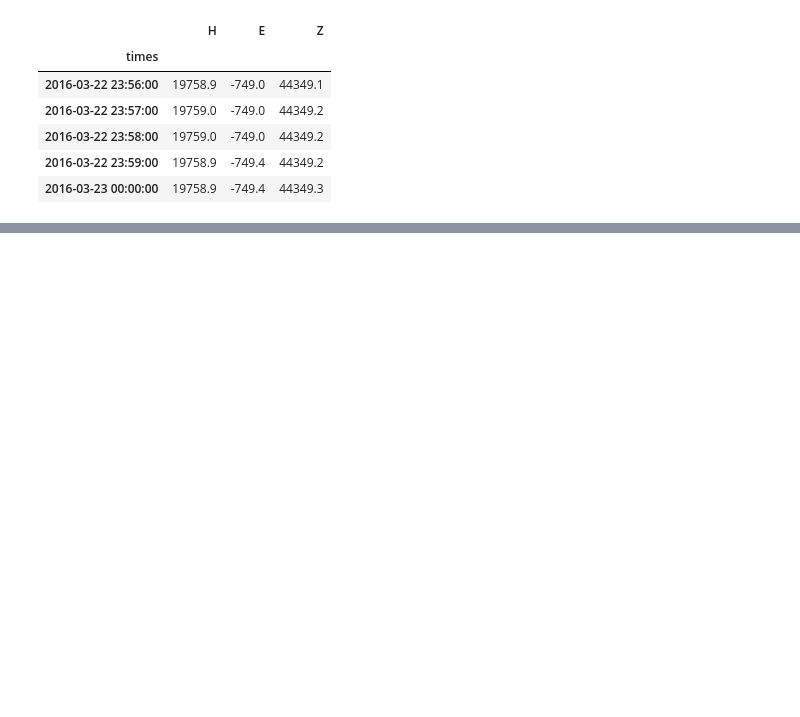
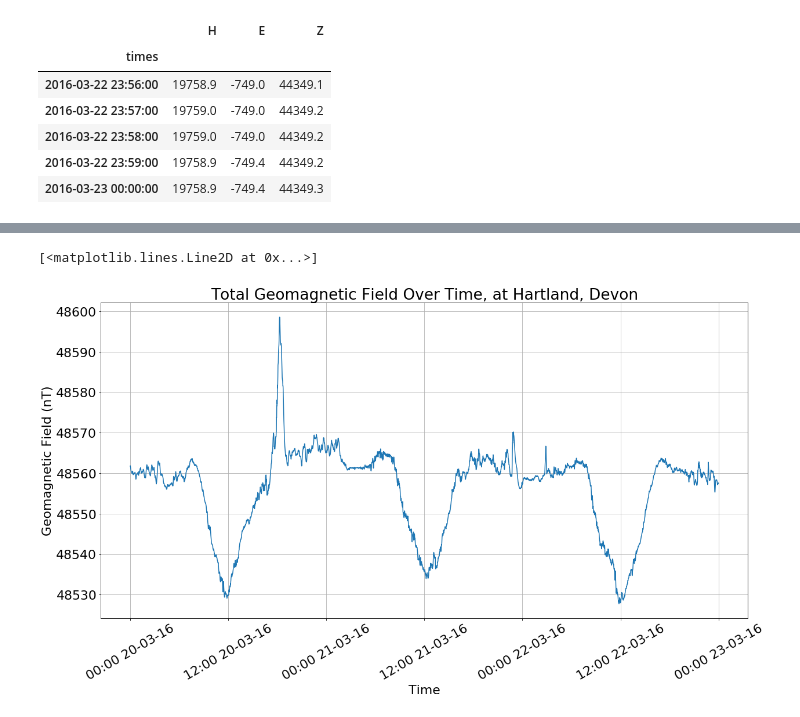
Before and after one commit to Jammyjamjamman/Magnetometer_data_server, a Jupyter notebook: mag_data_exploration/Getting_HAD_Data.ipynb, the cells around one changed output, grey strips where cells are left out. Saved outputs shown, nothing was run; the diff lists cells and outputs as text; code cells hidden in the pictures; blank space fills up the shorter version.

```diff
--- a/mag_data_exploration/Getting_HAD_Data.ipynb
+++ b/mag_data_exploration/Getting_HAD_Data.ipynb
@@ -9,4 +15,6 @@ import pandas as pd
 import numpy as np
 
 import matplotlib.pyplot as plt
+import matplotlib.dates as mdates
 %matplotlib inline
+plt.rcParams.update({"font.size": 22})
@@ -59,0 +83,13 @@ plt.plot(HAD_magdat["F"])
+# %%
+plt.figure(figsize=(20,10))
+plt.title("Total Geomagnetic Field Over Time, at Hartland, Devon")
+plt.grid()
+plt.xticks(rotation=30)
+plt.gca().xaxis.set_major_formatter(mdates.DateFormatter('%H:%M %d-%m-%y'))
+plt.xlabel("Time")
+plt.ylabel("Geomagnetic Field (nT)")
+
+plt.plot(HAD_magdat["F"])
+# %% [output]
+[<matplotlib.lines.Line2D at 0x...>]
+[figure, added]
```
Also changed, not shown: parts of 8 cells of this notebook, 2 other files.
